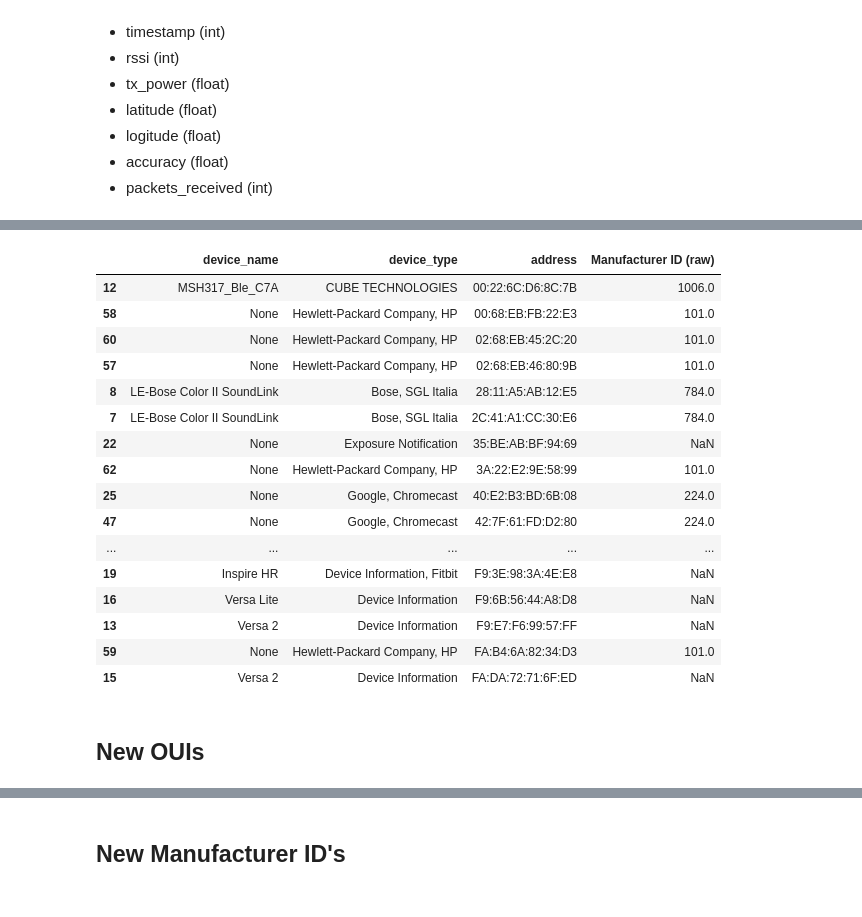
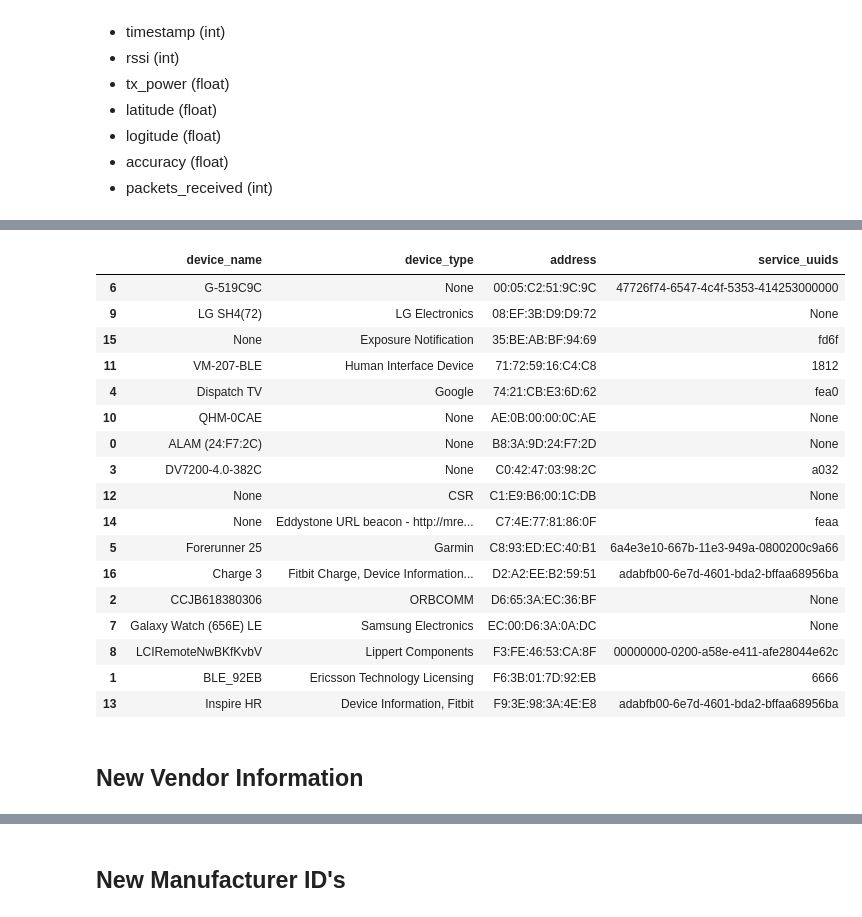
Before and after one commit to VirusFriendly/GobBLE, a Jupyter notebook: RaMBLE.ipynb, the cells around one changed output, grey strips where cells are left out. Cells and saved outputs as stored; diff of their text form; code cells hidden in the pictures.

Commit message:
Streamlined device report section

```diff
--- a/RaMBLE.ipynb
+++ b/RaMBLE.ipynb
@@ -67,22 +156,3 @@ print(f"{new_devices.id.count()} devices from {time.strftime('%Y-%m-%d %H:%M:%S'
-# %%
-old_names = old_devices['device_name'].dropna(how='any').unique()
-
-new_names = new_devices.copy()
-for old_name in old_names:
-    new_names = new_names[new_names.device_name != old_name]
-
-name_count = pd.DataFrame(new_names.device_name.value_counts()).sort_index()
-
-device_report = list()
-
-for new_name in name_count.index:
-    new_device = new_devices[new_devices.device_name == new_name]
-
-    for device in new_device.index:
-        device_report.append(new_device.loc[device, ["device_name", "device_type", "address", "msd_key"]].values)
-
-device_name_report = pd.DataFrame(device_report)
-device_name_report.columns = ["device_name", "device_type", "address", "Manufacturer ID (raw)"]
 # %%
 name_count
 # %% [output]
@@ -128,22 +173,3 @@ device_name_report.sort_values(by="address")
-# %%
-old_types = old_devices['device_type'].dropna(how='any').sort_values().unique()
-new_types = new_devices.copy()
-
-for old_type in list(old_types):
-    new_types = new_types[new_types.device_type != old_type]
-
-type_count = pd.DataFrame(new_types.device_type.value_counts()).sort_index()
-
-device_report = list()
-
-for new_type in type_count.index:
-    new_device = new_devices[new_devices.device_type == new_type]
-
-    for device in new_device.index:
-        device_report.append(new_device.loc[device, ["device_name", "device_type", "address", "msd_key"]].values)
-
-device_type_report = pd.DataFrame(device_report)
-device_type_report.columns = ["device_name", "device_type", "address", "Manufacturer ID (raw)"]
 # %%
 type_count
 # %% [output]
@@ -167,25 +192,26 @@ type_count
 # %%
-device_type_report.sort_values(by="address")
+device_report.sort_values(by="address")
 # %% [output]
-|  | device_name | device_type | address | Manufacturer ID (raw) |
-| 12 | MSH317_Ble_C7A | CUBE TECHNOLOGIES | 00:22:6C:D6:8C:7B | 1006.0 |
-| 58 | None | Hewlett-Packard Company, HP | 00:68:EB:FB:22:E3 | 101.0 |
-| 60 | None | Hewlett-Packard Company, HP | 02:68:EB:45:2C:20 | 101.0 |
-| 57 | None | Hewlett-Packard Company, HP | 02:68:EB:46:80:9B | 101.0 |
-| 8 | LE-Bose Color II SoundLink | Bose, SGL Italia | 28:11:A5:AB:12:E5 | 784.0 |
-| 7 | LE-Bose Color II SoundLink | Bose, SGL Italia | 2C:41:A1:CC:30:E6 | 784.0 |
-| 22 | None | Exposure Notification | 35:BE:AB:BF:94:69 | NaN |
-| 62 | None | Hewlett-Packard Company, HP | 3A:22:E2:9E:58:99 | 101.0 |
-| 25 | None | Google, Chromecast | 40:E2:B3:BD:6B:08 | 224.0 |
-| 47 | None | Google, Chromecast | 42:7F:61:FD:D2:80 | 224.0 |
-| ... | ... | ... | ... | ... |
-| 19 | Inspire HR | Device Information, Fitbit | F9:3E:98:3A:4E:E8 | NaN |
-| 16 | Versa Lite | Device Information | F9:6B:56:44:A8:D8 | NaN |
-| 13 | Versa 2 | Device Information | F9:E7:F6:99:57:FF | NaN |
-| 59 | None | Hewlett-Packard Company, HP | FA:B4:6A:82:34:D3 | 101.0 |
-| 15 | Versa 2 | Device Information | FA:DA:72:71:6F:ED | NaN |
+|  | device_name | device_type | address | service_uuids |
+| 6 | G-519C9C | None | 00:05:C2:51:9C:9C | 47726f74-6547-4c4f-5353-414253000000 |
+| 9 | LG SH4(72) | LG Electronics | 08:EF:3B:D9:D9:72 | None |
+| 15 | None | Exposure Notification | 35:BE:AB:BF:94:69 | fd6f |
+| 11 | VM-207-BLE | Human Interface Device | 71:72:59:16:C4:C8 | 1812 |
+| 4 | Dispatch TV | Google | 74:21:CB:E3:6D:62 | fea0 |
+| 10 | QHM-0CAE | None | AE:0B:00:00:0C:AE | None |
+| 0 | ALAM (24:F7:2C) | None | B8:3A:9D:24:F7:2D | None |
+| 3 | DV7200-4.0-382C | None | C0:42:47:03:98:2C | a032 |
+| 12 | None | CSR | C1:E9:B6:00:1C:DB | None |
+| 14 | None | Eddystone URL beacon - http://mre... | C7:4E:77:81:86:0F | feaa |
+| 5 | Forerunner 25 | Garmin | C8:93:ED:EC:40:B1 | 6a4e3e10-667b-11e3-949a-0800200c9a66 |
+| 16 | Charge 3 | Fitbit Charge, Device Information... | D2:A2:EE:B2:59:51 | adabfb00-6e7d-4601-bda2-bffaa68956ba |
+| 2 | CCJB618380306 | ORBCOMM | D6:65:3A:EC:36:BF | None |
+| 7 | Galaxy Watch (656E) LE | Samsung Electronics | EC:00:D6:3A:0A:DC | None |
+| 8 | LCIRemoteNwBKfKvbV | Lippert Components | F3:FE:46:53:CA:8F | 00000000-0200-a58e-e411-afe28044e62c |
+| 1 | BLE_92EB | Ericsson Technology Licensing | F6:3B:01:7D:92:EB | 6666 |
+| 13 | Inspire HR | Device Information, Fitbit | F9:3E:98:3A:4E:E8 | adabfb00-6e7d-4601-bda2-bffaa68956ba |
 # %% [markdown]
-## New OUIs
+## New Vendor Information
 # %%
 old_ouis = list()
 new_ouis = list()
```
Also changed, not shown: parts of 21 cells of this notebook.
